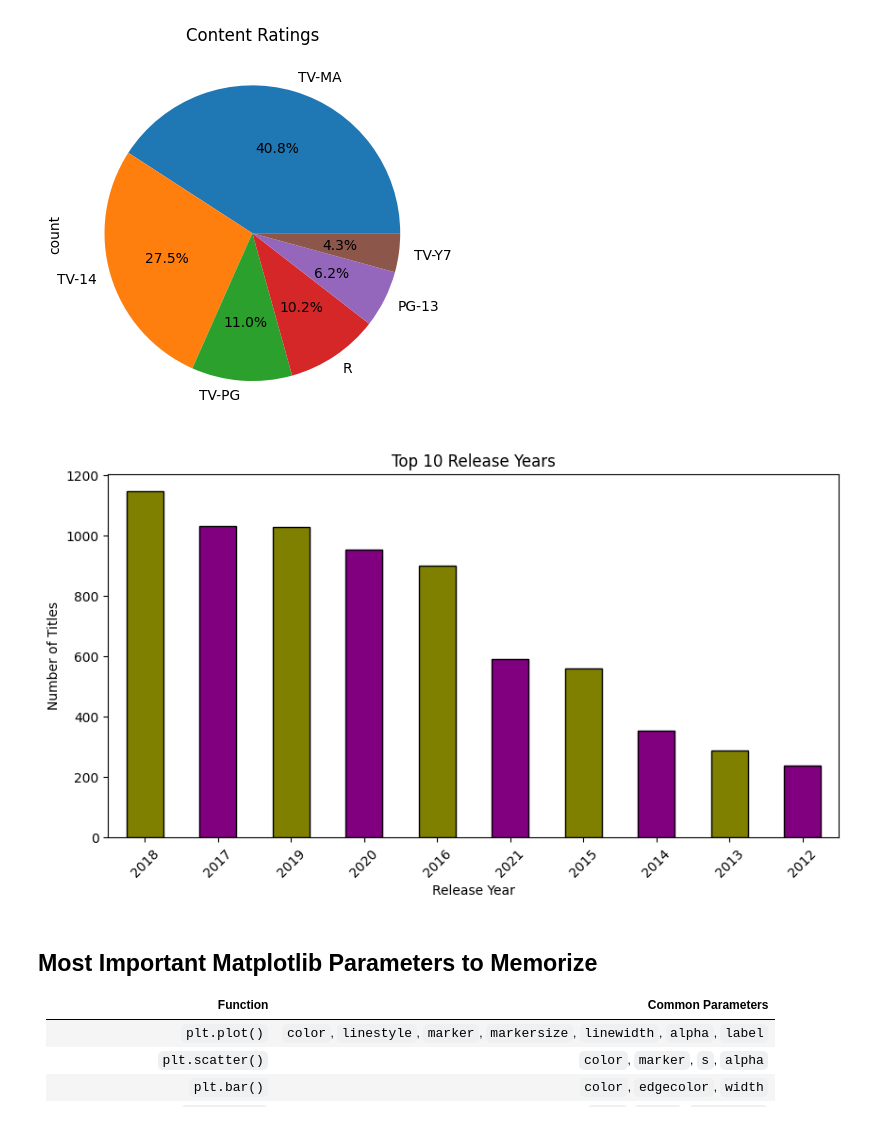
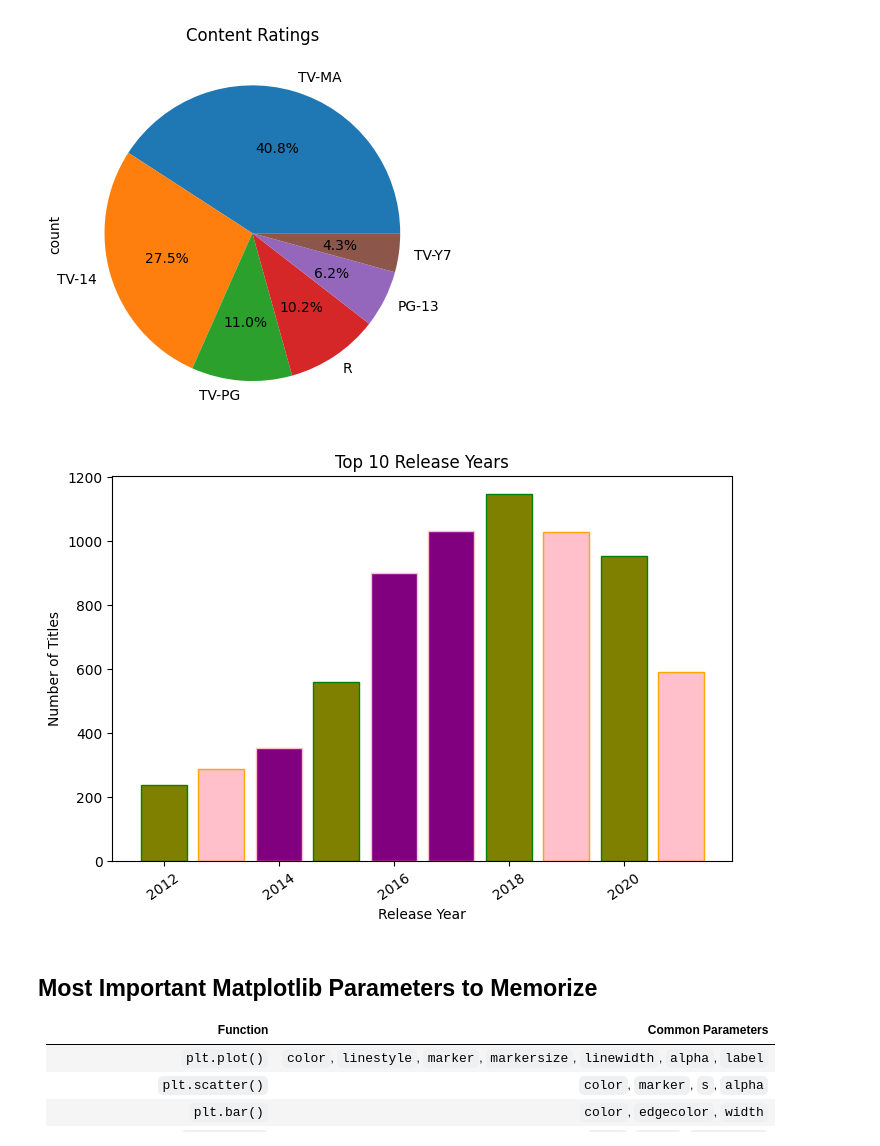
Before and after one commit to sayalivadya1654-cell/Data__Science, a Jupyter notebook: 2_Advance_Python.ipynb, the cells around one changed output. Drawn from its saved outputs; the diff is of its cells as text; code cells hidden in the pictures.

```diff
--- a/2_Advance_Python.ipynb
+++ b/2_Advance_Python.ipynb
@@ -2488,23 +2488,28 @@ plt.show()
 [figure]
 # %%
 # Create a Bar Chart showing the Top 10 release years with the most Netflix titles.
+import matplotlib.pyplot as plt
+
 top_years = df["release_year"].value_counts().head(10)
 
-top_years.plot(
-    kind="bar",
-    figsize=(10,5),
-    color=["olive","purple"],
-    edgecolor="black"
+plt.figure(figsize=(8,5))
+
+plt.bar(
+    top_years.index,
+    top_years.values,
+    color=["olive","purple","pink"],
+    edgecolor=["green","pink","orange"]
 )
 
 plt.title("Top 10 Release Years")
 plt.xlabel("Release Year")
 plt.ylabel("Number of Titles")
-plt.xticks(rotation=45)
+
+plt.xticks(rotation=35)
 
 plt.show()
 # %% [output]
-[figure, old version]
+[figure, new version]
 # %% [markdown]
 ## Most Important Matplotlib Parameters to Memorize
 | Function                        | Common Parameters                                                           |
```
